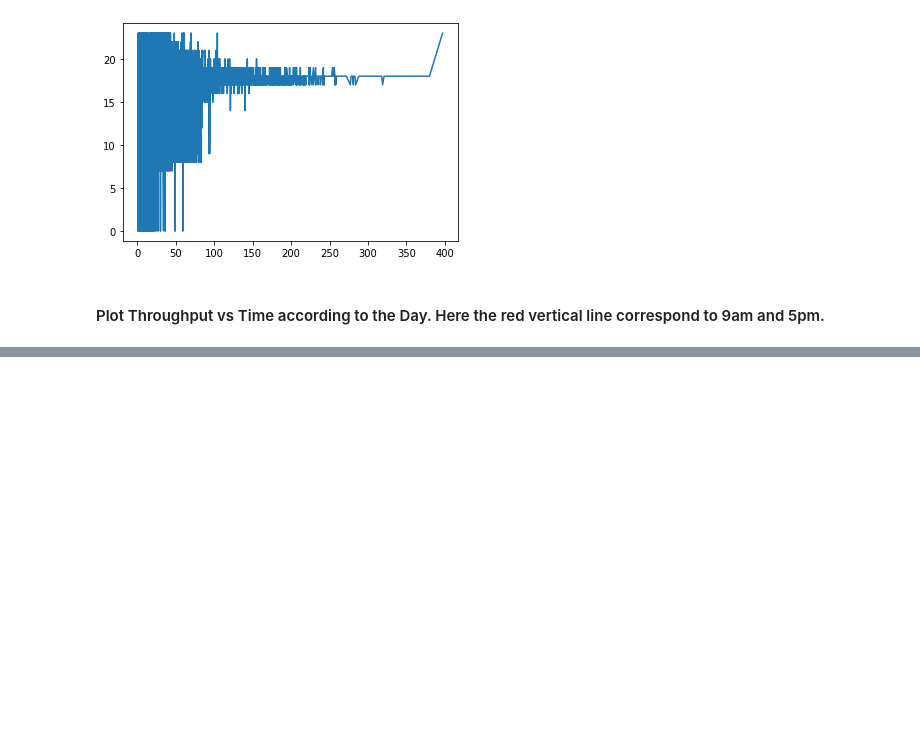
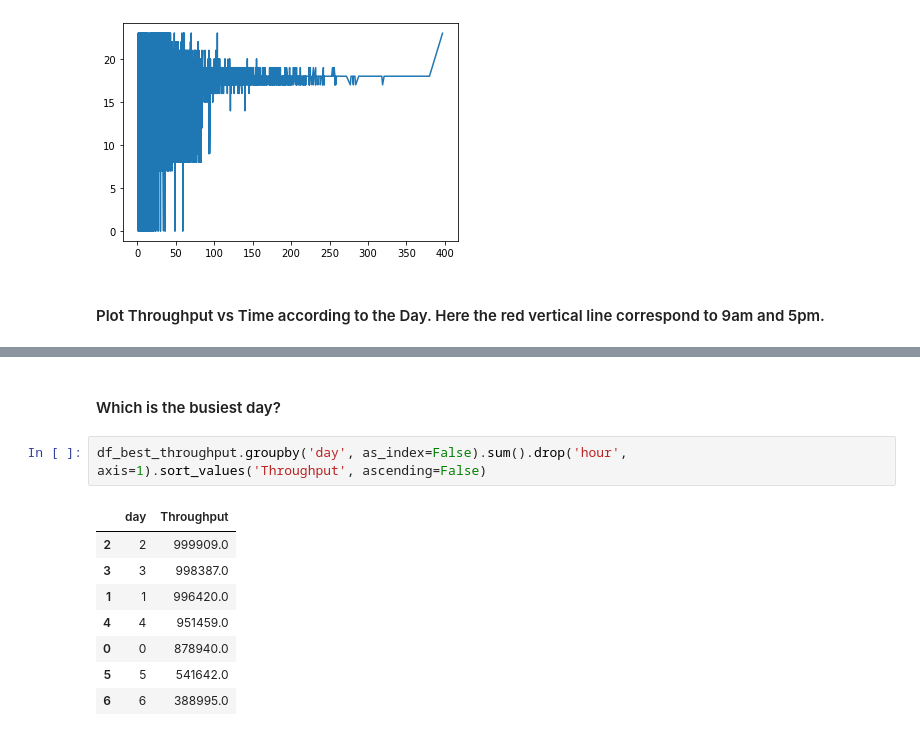
Before and after one commit to miamedra2/Bart_Kaggle-, a Jupyter notebook: BartKaggleProject.ipynb, the cells around one changed output, grey strips where cells are left out. Drawn from its saved outputs; the diff is of its cells as text; blank space fills up the shorter version.

Commit message:
Commit: Found the busiest bart day and fixed a bug passing df 	to a function. 	modified:   BartKaggleProject.ipynb

```diff
--- a/BartKaggleProject.ipynb
+++ b/BartKaggleProject.ipynb
@@ -404,0 +402,13 @@ for i in range(7): Plot_ThroughputvsDay(i)
+# %% [markdown]
+#### Which is the busiest day?
+# %%
+df_best_throughput.groupby('day', as_index=False).sum().drop('hour', axis=1).sort_values('Throughput', ascending=False)
+# %% [output]
+|  | day | Throughput |
+| 2 | 2 | 999909.0 |
+| 3 | 3 | 998387.0 |
+| 1 | 1 | 996420.0 |
+| 4 | 4 | 951459.0 |
+| 0 | 0 | 878940.0 |
+| 5 | 5 | 541642.0 |
+| 6 | 6 | 388995.0 |
```
Also changed, not shown: parts of 4 cells of this notebook.
